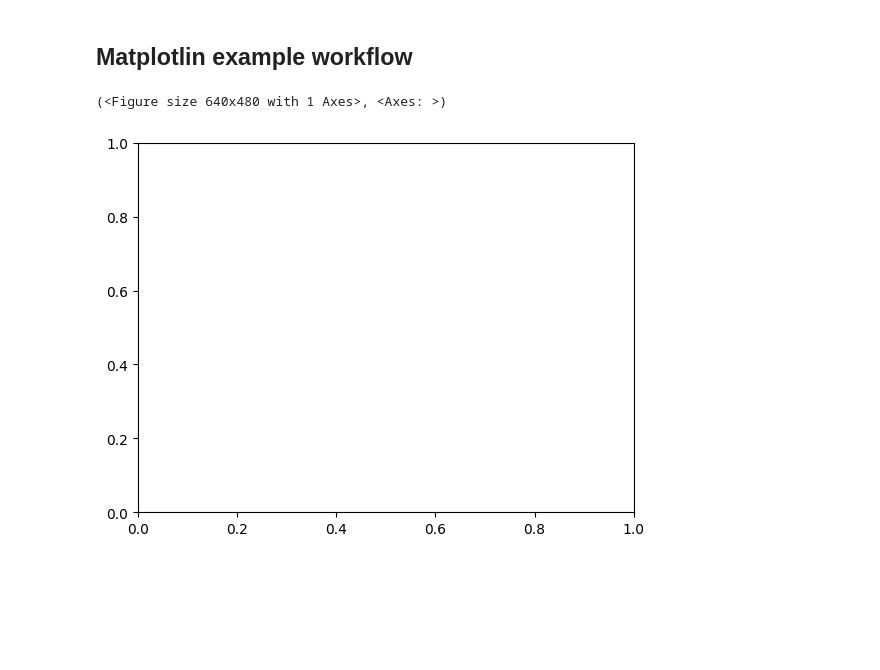
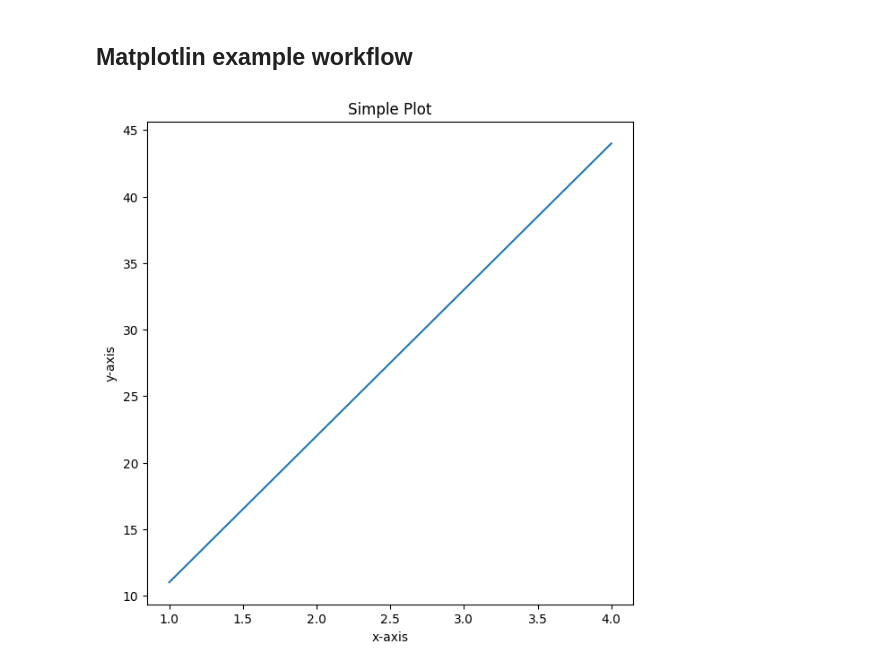
Before and after one commit to DucAnhNTT/ML-and-DS-learning, a Jupyter notebook: Introduction-to-Matplotlib.ipynb, the cells around one changed output. Drawn from its saved outputs; the diff is of its cells as text; code cells hidden in the pictures; blank space fills up the shorter version.

```diff
--- a/Introduction-to-Matplotlib.ipynb
+++ b/Introduction-to-Matplotlib.ipynb
@@ -74,17 +74,24 @@ ax.plot(x,y);
 # %%
 # 0. import matplotlib and get it ready for plotting in Jupyter
 %matplotlib inline
 import matplotlib.pyplot as plt
 
 # 1. Prepare data
 x = [1, 2, 3, 4]
 y = [11, 22, 33, 44]
 
 # 2. Setup plot
-ax, fig = plt.subplots()
+fig, ax = plt.subplots( figsize = (7, 7)) #width, height
 
 #3. Plot data
 ax.plot(x, y)
+
+# 4. Customize plot
+ax.set(title = "Simple Plot",
+       xlabel="x-axis",
+       ylabel = "y-axis")
+
+# 5. Save your plot and show
+fig.savefig("images/sample-plot.png")
 # %% [output]
-(<Figure size 640x480 with 1 Axes>, <Axes: >)
-[figure, old version]
+[figure, new version]
```
Also changed, not shown: parts of 15 cells of this notebook, 1 other file.
